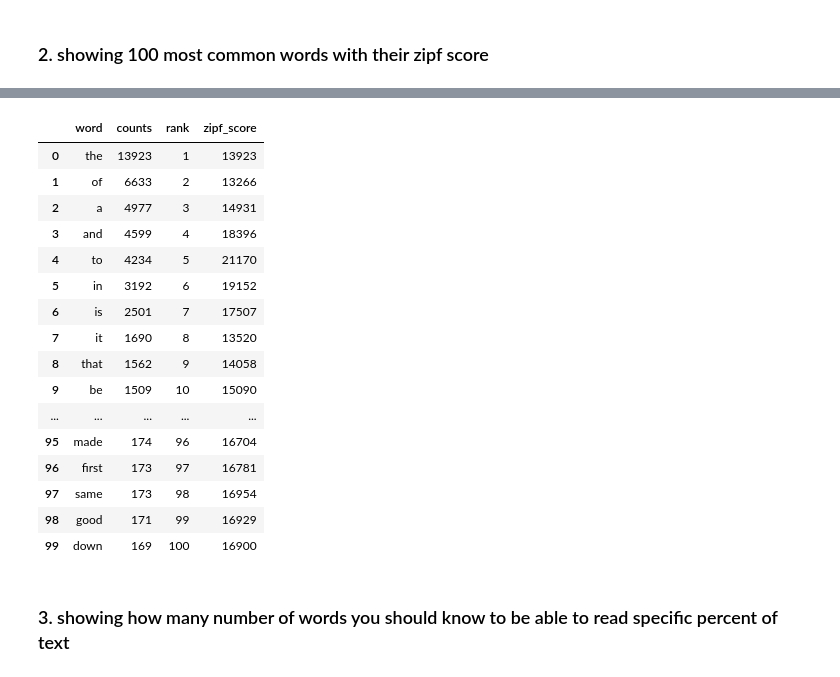
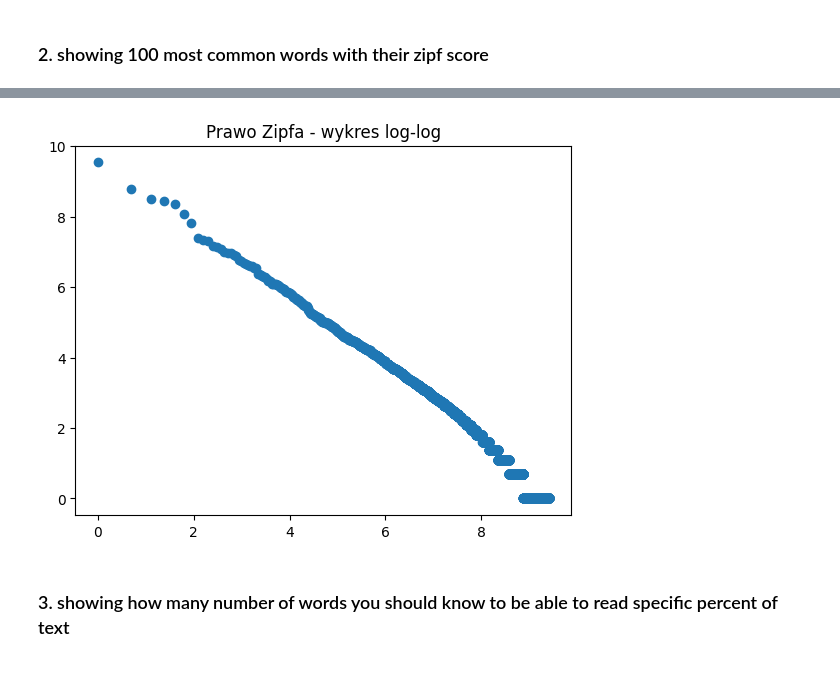
Before and after one commit to mafius22/przetwarzanie-jezyka-naturalnego, a Jupyter notebook: project01/project01.ipynb, the cells around one changed output, grey strips where cells are left out. Saved outputs shown, nothing was run; the diff lists cells and outputs as text; code cells hidden in the pictures.

```diff
--- a/project01/project01.ipynb
+++ b/project01/project01.ipynb
@@ -9,25 +53,13 @@ import pandas as pd
 # %%
-def word_counter(txtList: list[str]) -> dict[str, int]:
+def word_counter(text: list[str]) -> Counter:
     """
     Counts word frequencies across multiple texts.
-    Each text is cleaned (letters only, lowercase),
     and all word counts are accumulated together.
-    Returns a dictionary {word: count}.
+    Returns a Counter object.
     """
-    total_counts = Counter()
-
-    for text in txtList:
-        # clean the text
-        text = re.sub(r'[^a-zA-Z\s]', ' ', text)
-        text = re.sub(r'\s+', ' ', text)
-        text = text.strip().lower()
-        # split into words
-        words = text.split()
-
-        # update total word frequencies
-        total_counts.update(words)
-
-    return dict(total_counts)
+    tokens = tokenize_texts_keep_inner_apostrophes(text)
+    print(f"Total words: {len(tokens)}")
+    return Counter(tokens)
 # %%
 # loading raw texts
 
@@ -40,5 +72,7 @@ with open("raw/book2.txt", "r", encoding="utf-8") as f:
 with open("raw/book3.txt", "r", encoding="utf-8") as f:
     raw_book3 = f.read()
 # %%
-words = word_counter([raw_book1, raw_book2, raw_book3])
+text = [raw_book1, raw_book2, raw_book3]
+words = word_counter(text)
 sorted_words = sorted(words.items(), key=lambda x: x[1], reverse=True)
+print(f"Total unique words:{len(sorted_words)}")
@@ -90,24 +147,13 @@ df = build_zipf_df(sorted_words)
-# %%
-pd.set_option('display.max_rows', 100)
-df.head(100)
-# %% [output]
-|  | word | counts | rank | zipf_score |
-| 0 | the | 13923 | 1 | 13923 |
-| 1 | of | 6633 | 2 | 13266 |
-| 2 | a | 4977 | 3 | 14931 |
-| 3 | and | 4599 | 4 | 18396 |
-| 4 | to | 4234 | 5 | 21170 |
-| 5 | in | 3192 | 6 | 19152 |
-| 6 | is | 2501 | 7 | 17507 |
-| 7 | it | 1690 | 8 | 13520 |
-| 8 | that | 1562 | 9 | 14058 |
-| 9 | be | 1509 | 10 | 15090 |
-| ... | ... | ... | ... | ... |
-| 95 | made | 174 | 96 | 16704 |
-| 96 | first | 173 | 97 | 16781 |
-| 97 | same | 173 | 98 | 16954 |
-| 98 | good | 171 | 99 | 16929 |
-| 99 | down | 169 | 100 | 16900 |
+# %%
+#Plotting a graph to visualize linear rank to count ratio
+def plot_scores(df):
+  plt.scatter(np.log(df["rank"]), np.log(df["counts"]))
+  plt.title("Prawo Zipfa - wykres log-log")
+  plt.savefig("images/zipf_loglog.png", dpi=300)
+  plt.show()
+plot_scores(df)
+# %% [output]
+[figure, added]
 # %% [markdown]
 ### 3. showing how many number of words you should know to be able to read specific percent of text
 # %%
```
Also changed, not shown: parts of 11 cells of this notebook.
